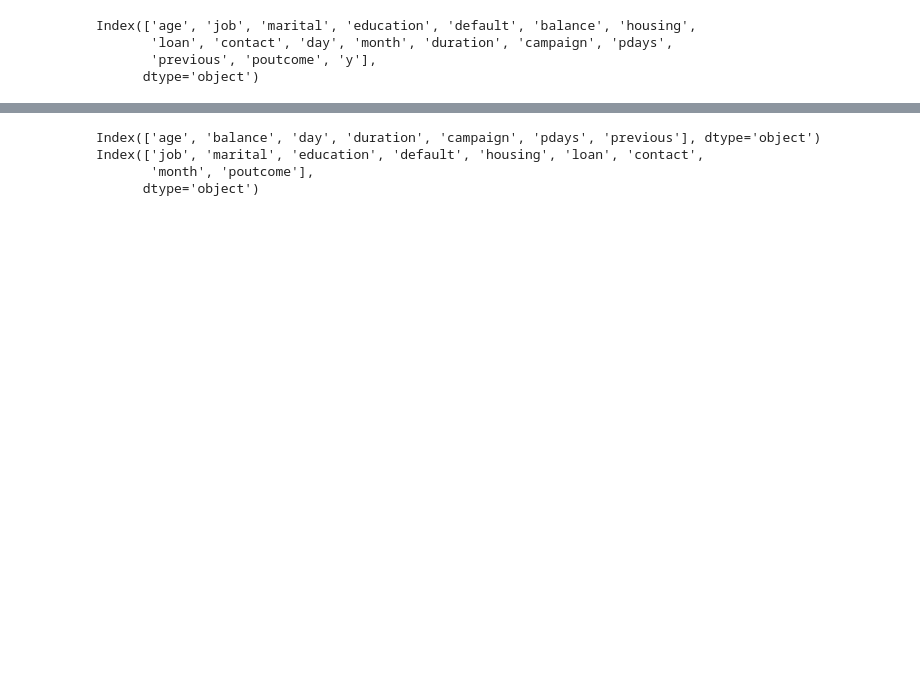
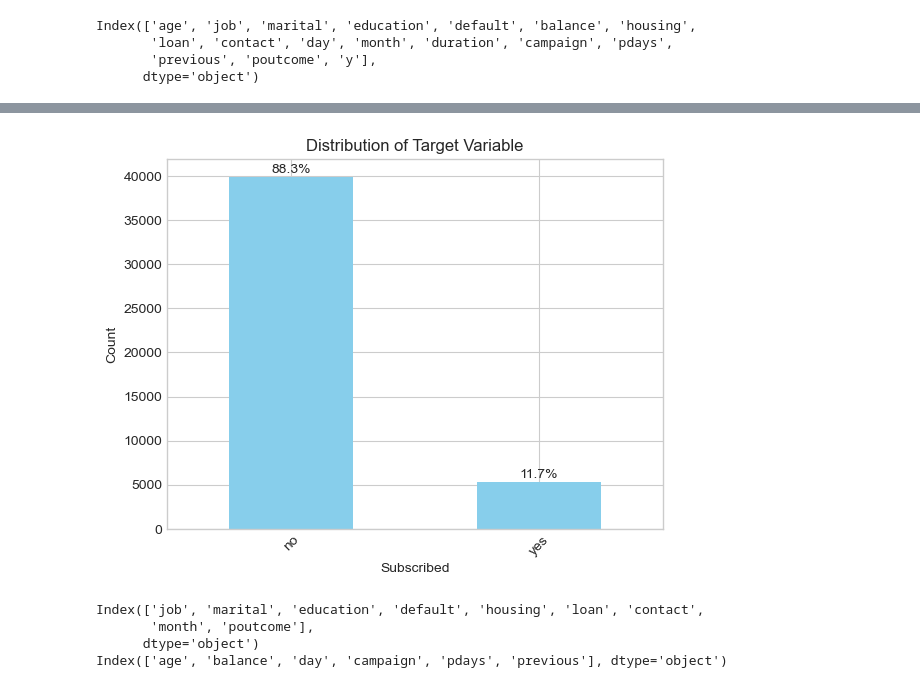
Before and after one commit to zinnew/bachelor, a Jupyter notebook: ensemble.ipynb, the cells around one changed output, grey strips where cells are left out. Saved outputs shown, nothing was run; the diff lists cells and outputs as text; code cells hidden in the pictures; blank space fills up the shorter version.

```diff
--- a/ensemble.ipynb
+++ b/ensemble.ipynb
@@ -37,6 +102,26 @@ dtype: int64
+# %%
+# Count values
+counts = df['y'].value_counts()
+total = len(df)
+
+# Create bar plot
+ax = counts.plot(kind='bar',color='skyblue')
+
+# Add percentages on top of bars
+for i, value in enumerate(counts):
+    percentage = (value / total) * 100
+    ax.text(i, value + 500, f'{percentage:.1f}%', ha='center')
+
+plt.title('Distribution of Target Variable')
+plt.xlabel('Subscribed')
+plt.tick_params(axis='x',rotation=45)
+plt.ylabel('Count')
+plt.show()
+# %% [output]
+[figure, added]
 # %%
 # separate the target variable from the features
-X = df.drop(columns='y')
+X = df.drop(columns=['y', 'duration'])
 y = df['y'].map({'yes':1, "no":0})
 
 # separating categorical and numerical features
@@ -53,10 +138,10 @@ preprocessor = ColumnTransformer(
         ('cat', OneHotEncoder(handle_unknown='ignore'), categorical_features)
          ]         )
 
+print(categorical_features)
 print(numerical_features)
-print(categorical_features)
 # %% [output]
-Index(['age', 'balance', 'day', 'duration', 'campaign', 'pdays', 'previous'], dtype='object')
 Index(['job', 'marital', 'education', 'default', 'housing', 'loan', 'contact',
        'month', 'poutcome'],
       dtype='object')
+Index(['age', 'balance', 'day', 'campaign', 'pdays', 'previous'], dtype='object')
```
Also changed, not shown: parts of 23 cells of this notebook.
